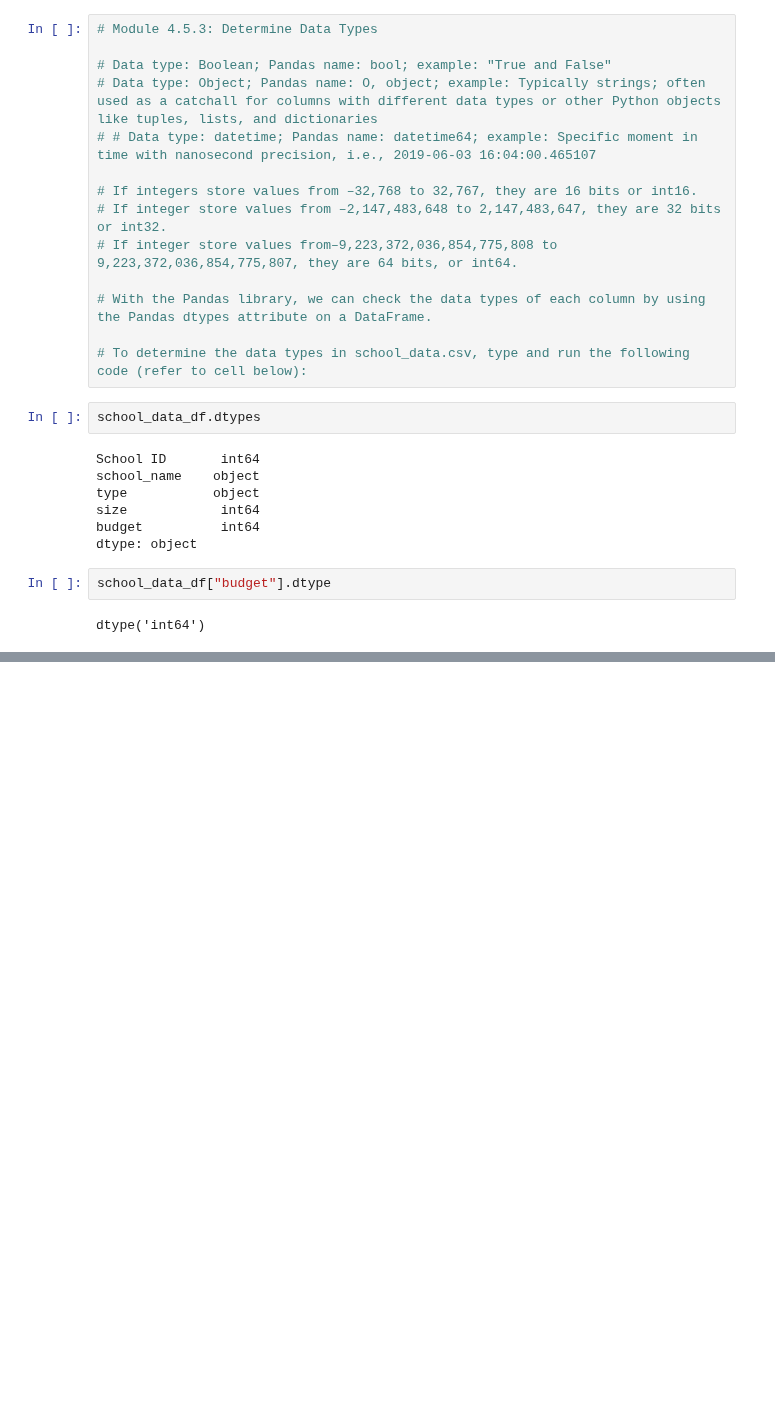
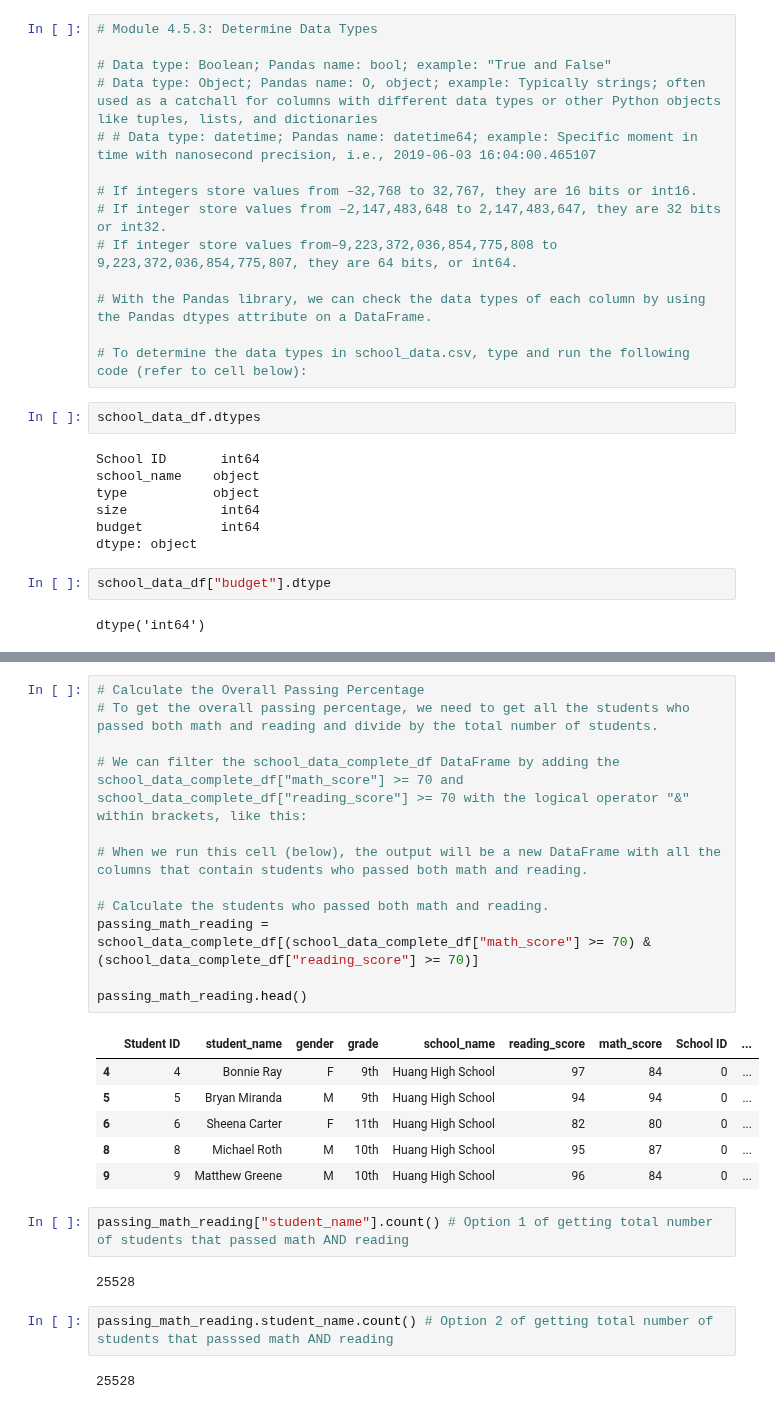
Before and after one commit to michaelfoz/School_District_Analysis, a Jupyter notebook: pyCitySchools.ipynb, the cells around one changed output, grey strips where cells are left out. Cells and saved outputs as stored; diff of their text form; blank space fills up the shorter version.

```diff
--- a/pyCitySchools.ipynb
+++ b/pyCitySchools.ipynb
@@ -254,0 +469,27 @@ dtype('int64')
+# %%
+# Calculate the Overall Passing Percentage
+# To get the overall passing percentage, we need to get all the students who passed both math and reading and divide by the total number of students.
+
+# We can filter the school_data_complete_df DataFrame by adding the school_data_complete_df["math_score"] >= 70 and school_data_complete_df["reading_score"] >= 70 with the logical operator "&" within brackets, like this:
+
+# When we run this cell (below), the output will be a new DataFrame with all the columns that contain students who passed both math and reading.
+
+# Calculate the students who passed both math and reading.
+passing_math_reading = school_data_complete_df[(school_data_complete_df["math_score"] >= 70) & (school_data_complete_df["reading_score"] >= 70)]
+
+passing_math_reading.head()
+# %% [output]
+|  | Student ID | student_name | gender | grade | school_name | reading_score | math_score | School ID | ... |
+| 4 | 4 | Bonnie Ray | F | 9th | Huang High School | 97 | 84 | 0 | ... |
+| 5 | 5 | Bryan Miranda | M | 9th | Huang High School | 94 | 94 | 0 | ... |
+| 6 | 6 | Sheena Carter | F | 11th | Huang High School | 82 | 80 | 0 | ... |
+| 8 | 8 | Michael Roth | M | 10th | Huang High School | 95 | 87 | 0 | ... |
+| 9 | 9 | Matthew Greene | M | 10th | Huang High School | 96 | 84 | 0 | ... |
+# %%
+passing_math_reading["student_name"].count() # Option 1 of getting total number of students that passed math AND reading
+# %% [output]
+25528
+# %%
+passing_math_reading.student_name.count() # Option 2 of getting total number of students that passsed math AND reading
+# %% [output]
+25528
```
Also changed, not shown: parts of 45 cells of this notebook.
